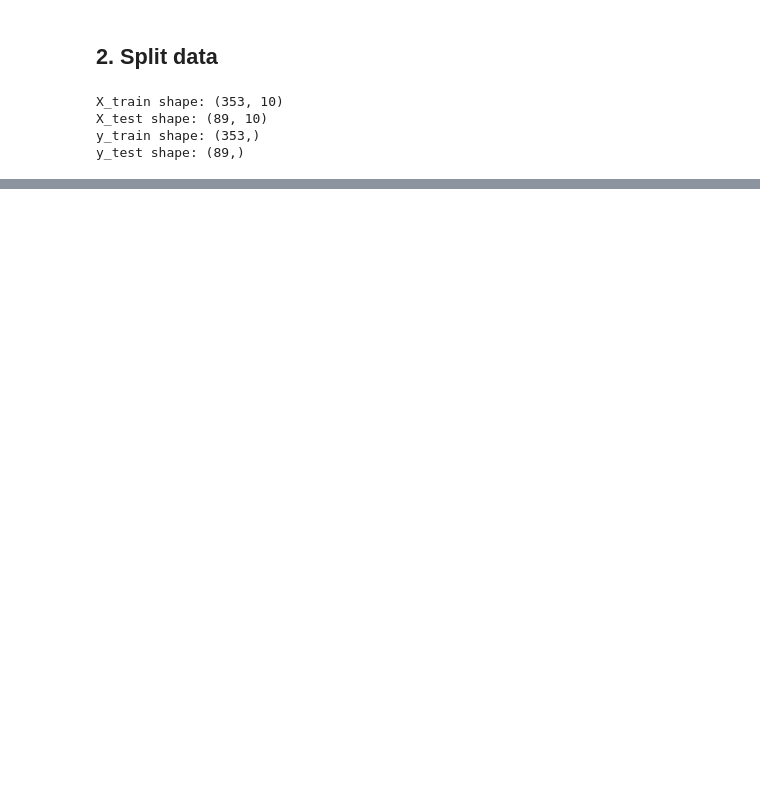
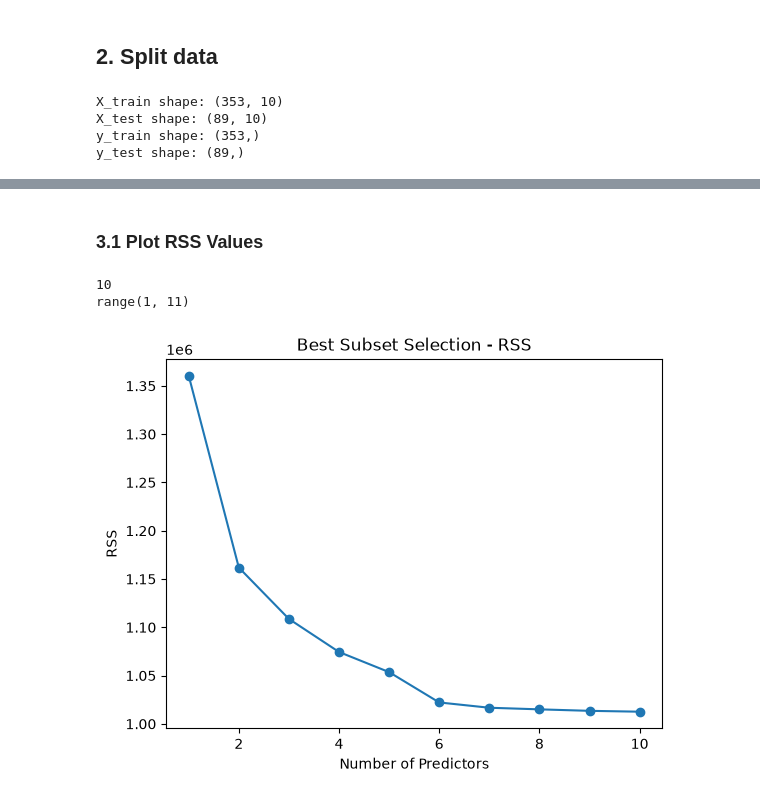
Before and after one commit to chadiboudaher/10000-hours-ml, a Jupyter notebook: machine-learning/linear-model-selection-and-regulization/forward-stepwise/fss.ipynb, the cells around one changed output, grey strips where cells are left out. Cells and saved outputs as stored; diff of their text form; code cells hidden in the pictures; blank space fills up the shorter version.

Commit message:
feat: Implement Forward Stepwise selection and plot RSS values

```diff
--- a/machine-learning/linear-model-selection-and-regulization/forward-stepwise/fss.ipynb
+++ b/machine-learning/linear-model-selection-and-regulization/forward-stepwise/fss.ipynb
@@ -49,0 +62,29 @@ y_test shape: (89,)
+# %%
+results = []
+selected_features = []
+remaining_features = list(X_train.columns)
+
+for k in range(X_train.shape[1]):
+    candidates = []
+    for feature in remaining_features:
+        current_features = selected_features + [feature]
+
+        model = LinearRegression()
+        model.fit(X_train[current_features], y_train)
+        y_pred = model.predict(X_train[current_features])
+
+        rss = np.sum((y_train - y_pred) ** 2)
+
+        candidates.append((rss, feature))
+
+    best_rss, best_feature = min(
+        candidates,
+        key=lambda x: x[0]
+    )
+
+    selected_features.append(best_feature)
+    remaining_features.remove(best_feature)
+
+    results.append(
+        (best_rss, selected_features.copy())
+    )
@@ -49,0 +105,17 @@ y_test shape: (89,)
+# %% [markdown]
+### 3.1 Plot RSS Values
+# %%
+rss_values = [x[0] for x in results]
+print(len(rss_values))
+model_sizes = range(1, len(results) + 1)
+print(model_sizes)
+
+plt.plot(model_sizes, rss_values, marker="o")
+plt.xlabel("Number of Predictors")
+plt.ylabel("RSS")
+plt.title("Best Subset Selection - RSS")
+plt.show();
+# %% [output]
+10
+range(1, 11)
+[figure, added]
```
Also changed, not shown: parts of 3 cells of this notebook.
